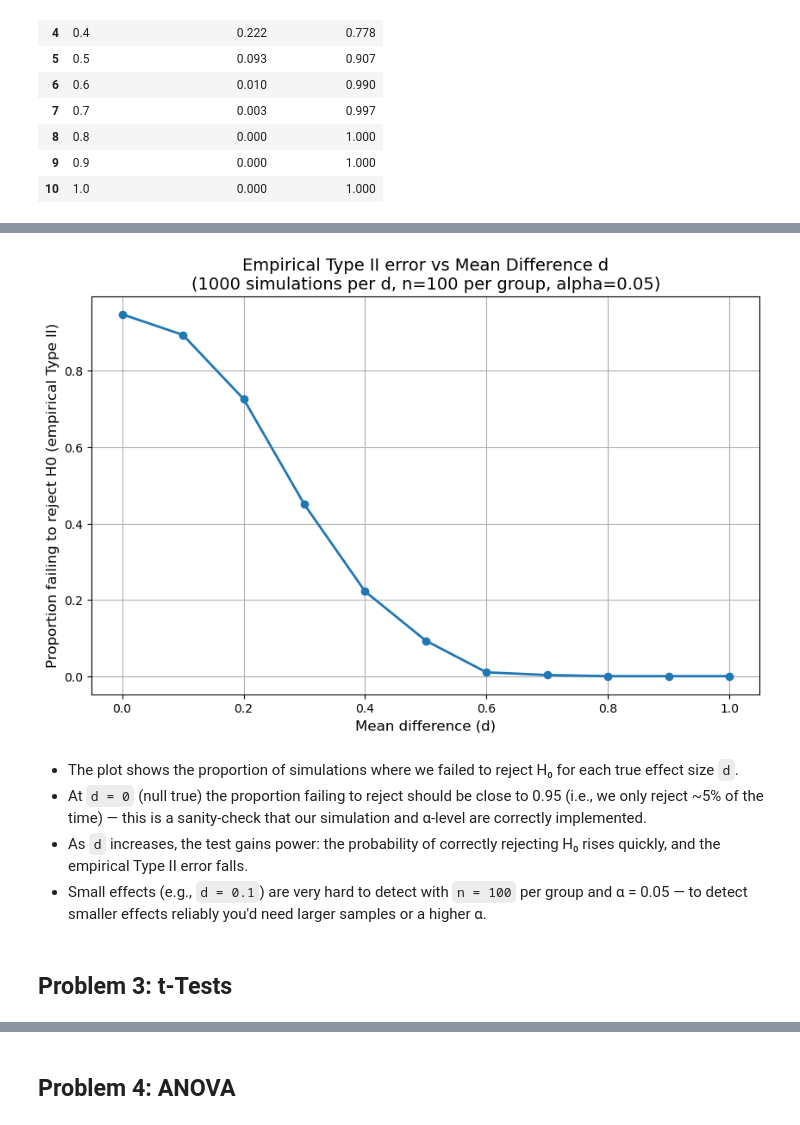
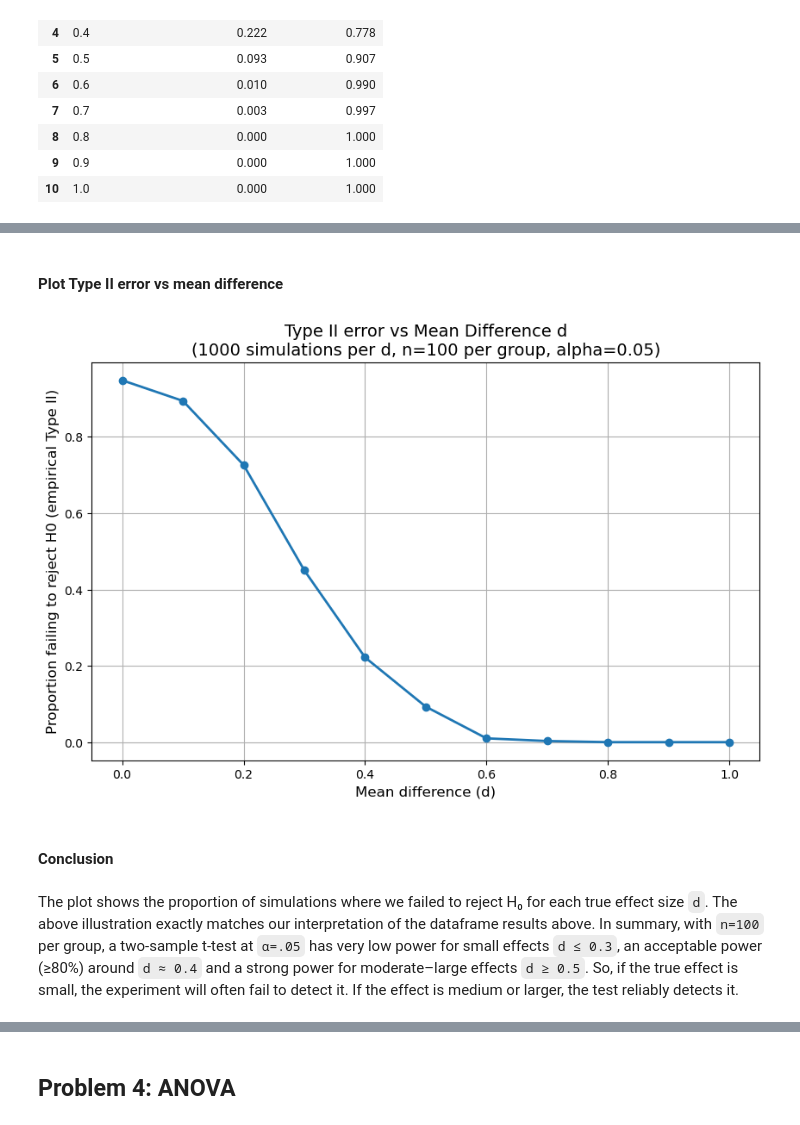
Before and after one commit to SBCURLEY/as-assessment, a Jupyter notebook: problems.ipynb, the cells around one changed output, grey strips where cells are left out. Saved outputs shown, nothing was run; the diff lists cells and outputs as text; code cells hidden in the pictures.

```diff
--- a/problems.ipynb
+++ b/problems.ipynb
@@ -656,21 +674,19 @@ The DataFrame columns are:
+# %% [markdown]
+#### Plot Type II error vs mean difference
 # %%
 # Plot: Type II error vs mean difference
 plt.figure(figsize=(10,6))
 # Plot the empirical Type II estimate as a function of effect size d
 plt.plot(df['d'], df['prop_fail_to_reject (type II est)'], marker='o', linewidth=2)
 # Label axes and add a descriptive title
 plt.xlabel('Mean difference (d)', fontsize=12)
 plt.ylabel('Proportion failing to reject H0 (empirical Type II)', fontsize=12)
-plt.title('Empirical Type II error vs Mean Difference d\n(1000 simulations per d, n=100 per group, alpha=0.05)', fontsize=14)
-# Draw a dashed horizontal line at 1 - alpha to check the d=0 behaviour:
+plt.title('Type II error vs Mean Difference d\n(1000 simulations per d, n=100 per group, alpha=0.05)', fontsize=14)
 plt.grid(True)
 plt.show()
 # %% [output]
-[figure, old version]
+[figure, new version]
+# %% [markdown]
+#### Conclusion
 # %% [markdown]
-- The plot shows the proportion of simulations where we failed to reject H₀ for each true effect size `d`.
-- At `d = 0` (null true) the proportion failing to reject should be close to 0.95 (i.e., we only reject ~5% of the time) — this is a sanity-check that our simulation and α-level are correctly implemented.
-- As `d` increases, the test gains power: the probability of correctly rejecting H₀ rises quickly, and the empirical Type II error falls.
-- Small effects (e.g., `d = 0.1`) are very hard to detect with `n = 100` per group and α = 0.05 — to detect smaller effects reliably you'd need larger samples or a higher α.
+The plot shows the proportion of simulations where we failed to reject H₀ for each true effect size `d`. The above illustration exactly matches our interpretation of the dataframe results above. In summary, with `n=100` per group, a two-sample t-test at `α=.05` has very low power for small effects `d ≤ 0.3`, an acceptable power (≥80%) around `d ≈ 0.4` and a strong power for moderate–large effects `d ≥ 0.5`. So, if the true effect is small, the experiment will often fail to detect it. If the effect is medium or larger, the test reliably detects it.
-# %% [markdown]
-## Problem 3: t-Tests
```
Also changed, not shown: parts of 17 cells of this notebook.
